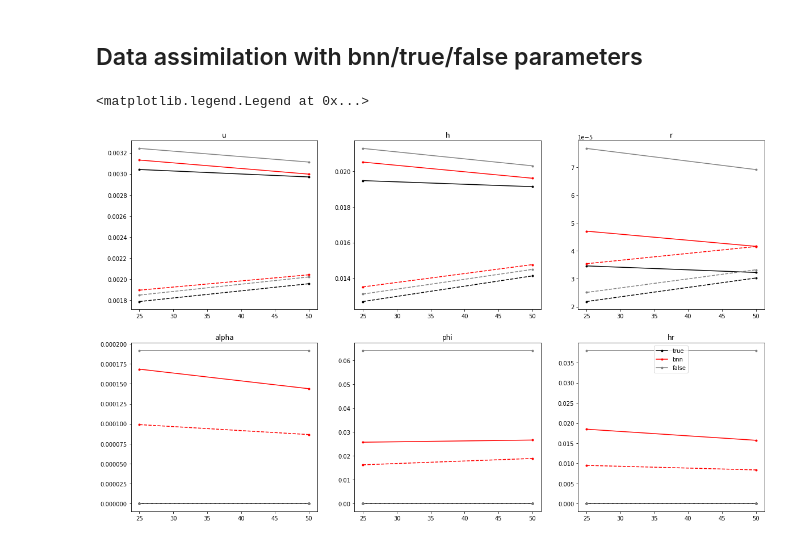
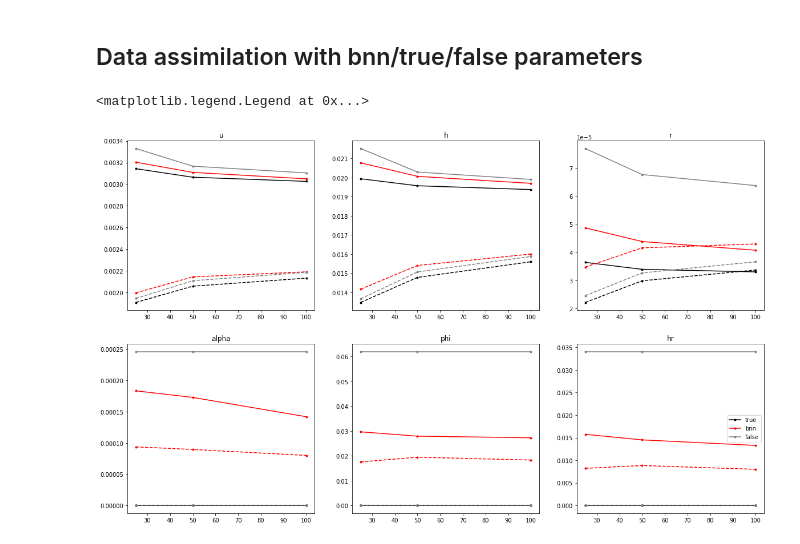
Before and after one commit to HeckeSiegel/swm_ml, a Jupyter notebook: experiments.ipynb, the cells around one changed output. Cells and saved outputs as stored; diff of their text form; code cells hidden in the pictures.

```diff
--- a/experiments.ipynb
+++ b/experiments.ipynb
@@ -68,6 +86,7 @@ for i in range(3):
     ax[i].set_title(params_names[i])
     ax[i].set_ylabel(ylabels[i])
     ax[i].set_xlabel('epochs')
+    ax[i].set_ylim(0,0.25)
 plt.legend()
 # %% [output]
 <matplotlib.legend.Legend at 0x...>
@@ -93,9 +113,9 @@ plot_parameters(nens,n_train,n_val,samples)
 # RMSE and spreads of atmospheric variables (u/h/r) and model parameters (alpha/phic/hr) against DA ensemble size
 %matplotlib inline
 DA_cycles = 100
-nens = [25,50]
+nens = [25,50,100]
 ID_start = 0
-ID_end = 40
+ID_end = 60
 IDs = ID_end-ID_start
 
 modes = ['true','bnn','false']
@@ -105,31 +125,31 @@ rmse_spread_vars = np.zeros((IDs,len(modes),len(nens),DA_cycles,6))
 
 for j,mode in enumerate(modes):
     for k,ens in enumerate(nens):
         for exp_ID in range(ID_start,ID_end):
             for i in range(DA_cycles):
                 data = np.loadtxt('data/online/metrics/'+mode+'/'+str(ens)+'/'+str(exp_ID)+'/'+str(i)+'.csv',delimiter=',')
                 rmse_spread_params[exp_ID,j,k,i,:] = data[0,:]
                 rmse_spread_vars[exp_ID,j,k,i,:] = data[1,:]
 
 rmse_spread_params = np.mean(np.mean(rmse_spread_params,axis=0)[:,:,DA_cycles-50:,:],axis=2)
 rmse_spread_vars = np.mean(np.mean(rmse_spread_vars,axis=0)[:,:,DA_cycles-50:,:],axis=2)
 
 ylabels_vars = ['u','h','r']
 ylabels_params = ['alpha','phi','hr']
 labels = ['true','bnn','false']
 colors = ['black','red','gray']
 
 fig, ax = plt.subplots(2,3,figsize = (20,12))
 
 for i in range(3):
     for j in range(len(modes)):
         ax[0,i].plot(nens,rmse_spread_vars[j,:,i],'.-',color=colors[j],label=labels[j])
         ax[0,i].plot(nens,rmse_spread_vars[j,:,i+3],'.--',color=colors[j])
         ax[1,i].plot(nens,rmse_spread_params[j,:,i],'.-',color=colors[j],label=labels[j])
         ax[1,i].plot(nens,rmse_spread_params[j,:,i+3],'.--',color=colors[j])
     ax[0,i].set_title(ylabels_vars[i])
     ax[1,i].set_title(ylabels_params[i])
 plt.legend()
 # %% [output]
 <matplotlib.legend.Legend at 0x...>
-[figure, old version]
+[figure, new version]
```
Also changed, not shown: parts of 16 cells of this notebook.
